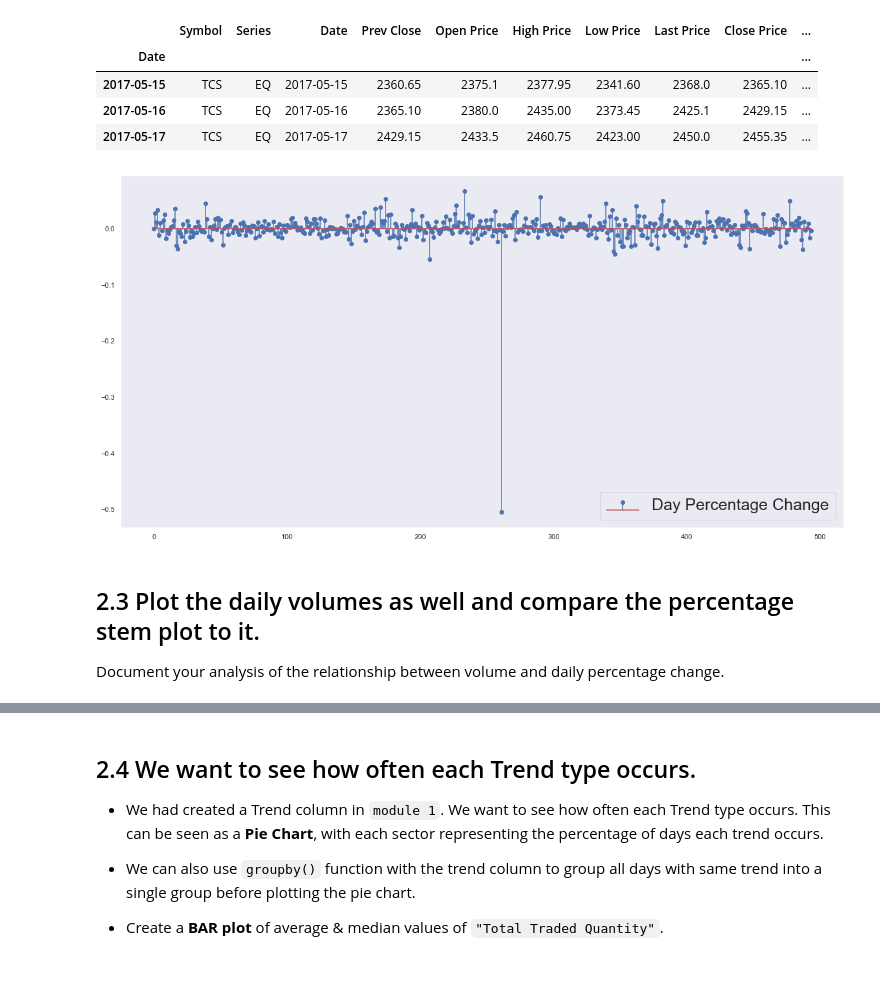
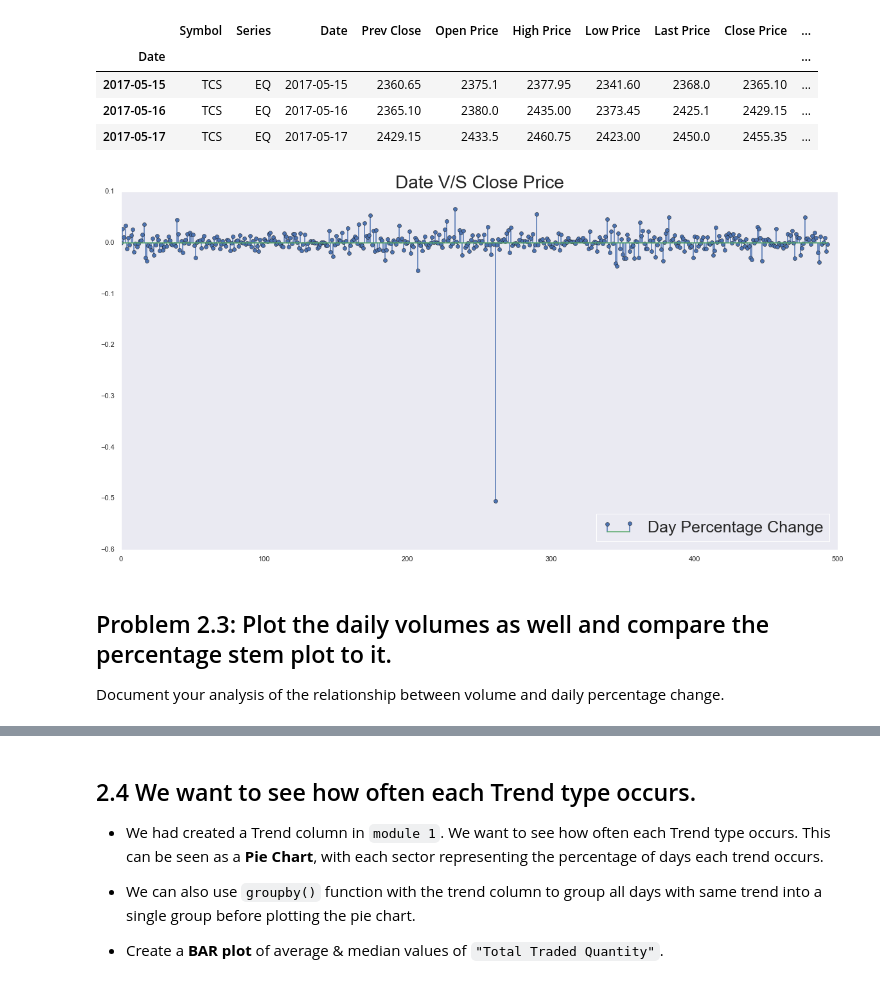
Before and after one commit to itsvivekghosh/aspiration.ai-ML_Internship-2020, a Jupyter notebook: Module 2/Module 2 Week 3.ipynb, the cells around one changed output, grey strips where cells are left out. Drawn from its saved outputs; the diff is of its cells as text; code cells hidden in the pictures.

```diff
--- a/Module 2/Module 2 Week 3.ipynb
+++ b/Module 2/Module 2 Week 3.ipynb
@@ -8,6 +9,7 @@ import matplotlib.pyplot as plt
 import seaborn as sns
 import warnings, os
 warnings.filterwarnings("ignore")
+plt.style.use("classic")
 pd.set_option("display.max_columns", None)
 sns.set(rc={'figure.figsize':(20, 10)}) ## Setting Figure Sizes as 20, 10
 %matplotlib inline
@@ -134,12 +137,13 @@ df.head(3)
 # %%
 plt.figure(figsize=(20, 10))
 plt.stem(df['Day_Perc_Change'], label='Day Percentage Change')
+plt.title('Date V/S Close Price', fontsize=28)
 plt.legend(loc='lower right', fontsize=25)
 plt.grid()
 plt.show()
 # %% [output]
-[figure, old version]
+[figure, new version]
 # %% [markdown]
-## 2.3 Plot the daily volumes as well and compare the percentage stem plot to it.
+## Problem 2.3: Plot the daily volumes as well and compare the percentage stem plot to it.
 
 Document your analysis of the relationship between volume and daily percentage change.
```
Also changed, not shown: parts of 30 cells of this notebook, 1 other file.
